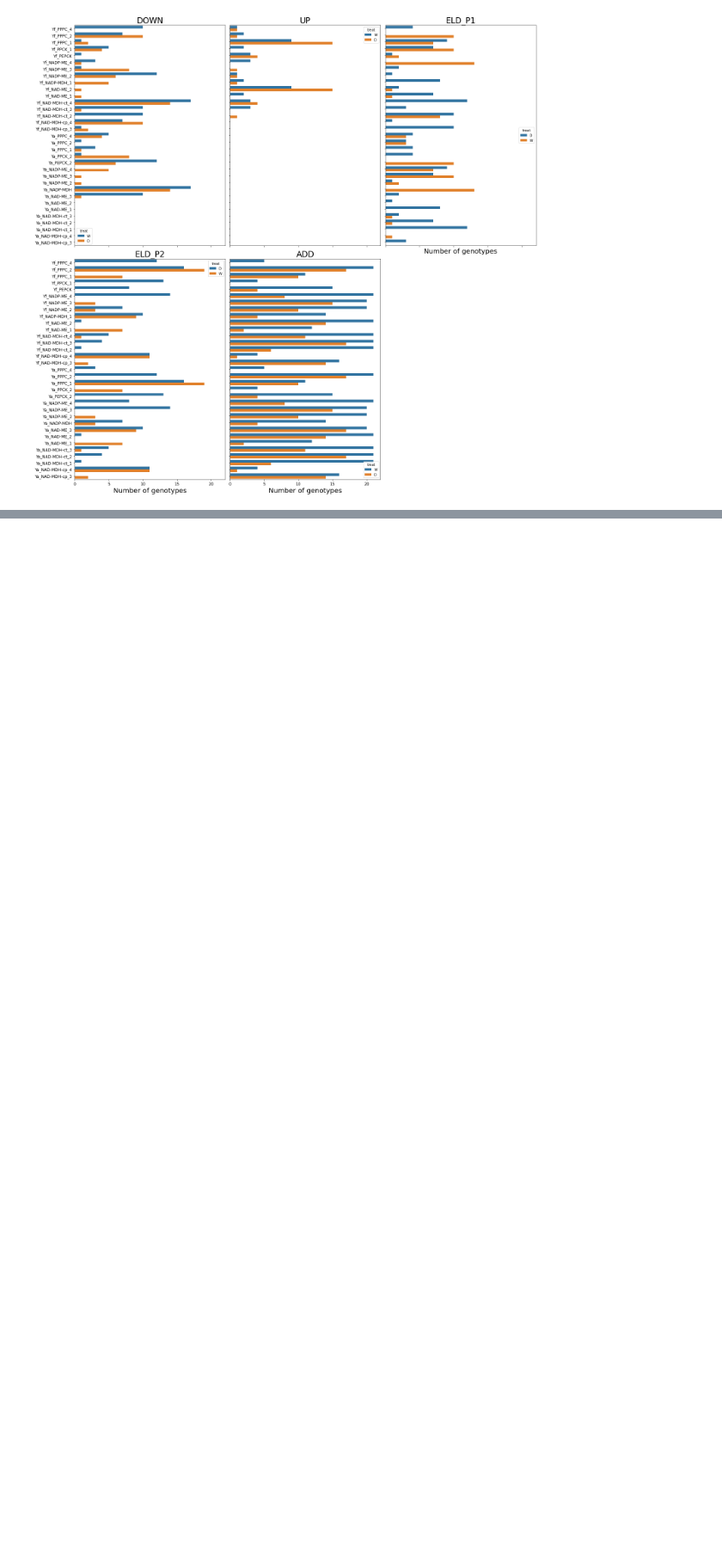
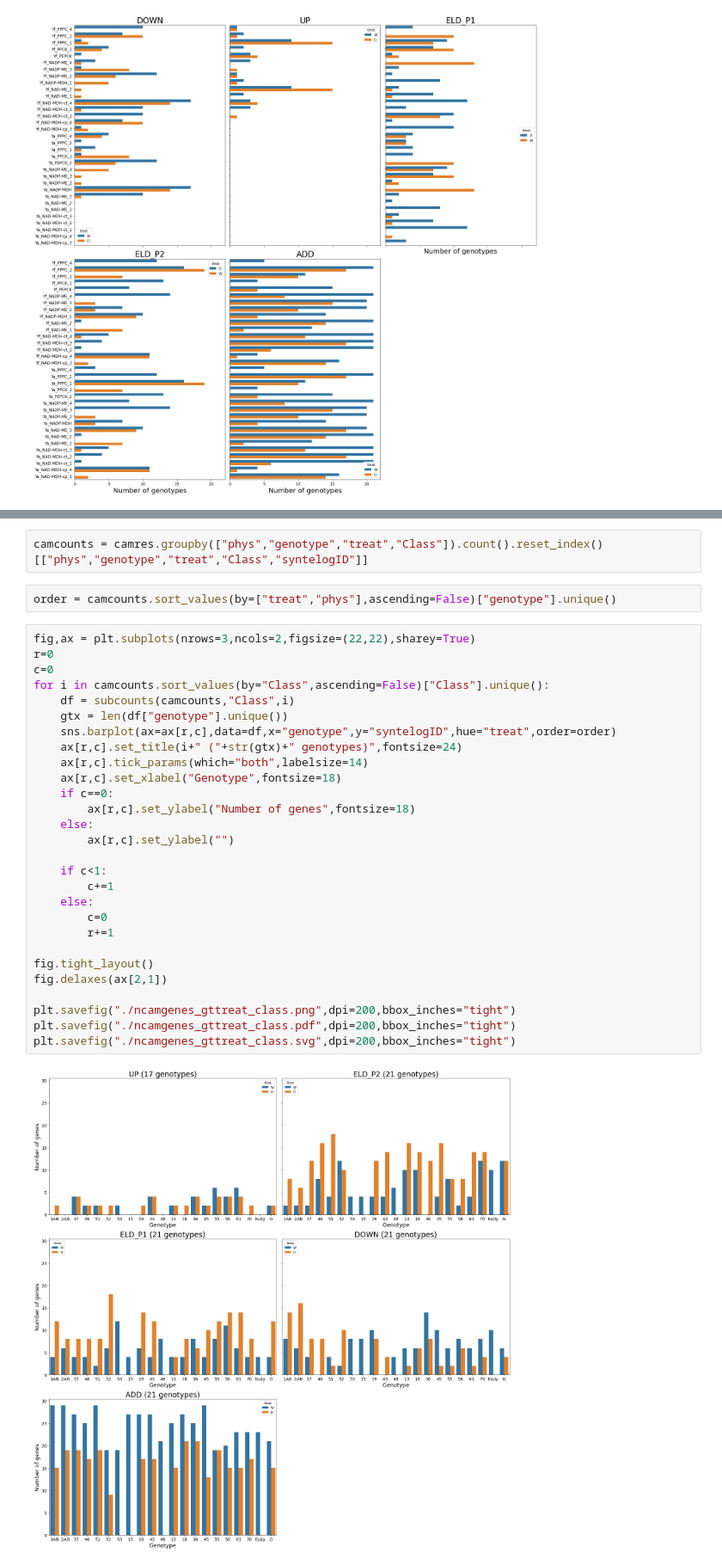
Before and after one commit to achpardo/yucca-genomics, a Jupyter notebook: differential_expression/expression_partitioning_downstream/hybexp_partitioning_results.ipynb, the cells around one changed output, grey strips where cells are left out. Shown at 86% size. Cells and saved outputs as stored; diff of their text form; blank space fills up the shorter version.

```diff
--- a/differential_expression/expression_partitioning_downstream/hybexp_partitioning_results.ipynb
+++ b/differential_expression/expression_partitioning_downstream/hybexp_partitioning_results.ipynb
@@ -336,0 +392,34 @@ Trans-regulation is indicated by DE from the parents (i.e. everything in the Hyb
+# %%
+camcounts = camres.groupby(["phys","genotype","treat","Class"]).count().reset_index()[["phys","genotype","treat","Class","syntelogID"]]
+# %%
+order = camcounts.sort_values(by=["treat","phys"],ascending=False)["genotype"].unique()
+# %%
+fig,ax = plt.subplots(nrows=3,ncols=2,figsize=(22,22),sharey=True)
+r=0
+c=0
+for i in camcounts.sort_values(by="Class",ascending=False)["Class"].unique():
+    df = subcounts(camcounts,"Class",i)
+    gtx = len(df["genotype"].unique())
+    sns.barplot(ax=ax[r,c],data=df,x="genotype",y="syntelogID",hue="treat",order=order)
+    ax[r,c].set_title(i+" ("+str(gtx)+" genotypes)",fontsize=24)
+    ax[r,c].tick_params(which="both",labelsize=14)
+    ax[r,c].set_xlabel("Genotype",fontsize=18)
+    if c==0:
+        ax[r,c].set_ylabel("Number of genes",fontsize=18)
+    else:
+        ax[r,c].set_ylabel("")
+
+    if c<1:
+        c+=1
+    else:
+        c=0
+        r+=1
+
+fig.tight_layout()
+fig.delaxes(ax[2,1])
+
+plt.savefig("./ncamgenes_gttreat_class.png",dpi=200,bbox_inches="tight")
+plt.savefig("./ncamgenes_gttreat_class.pdf",dpi=200,bbox_inches="tight")
+plt.savefig("./ncamgenes_gttreat_class.svg",dpi=200,bbox_inches="tight")
+# %% [output]
+[figure, added]
```
Also changed, not shown: parts of 21 cells of this notebook.
